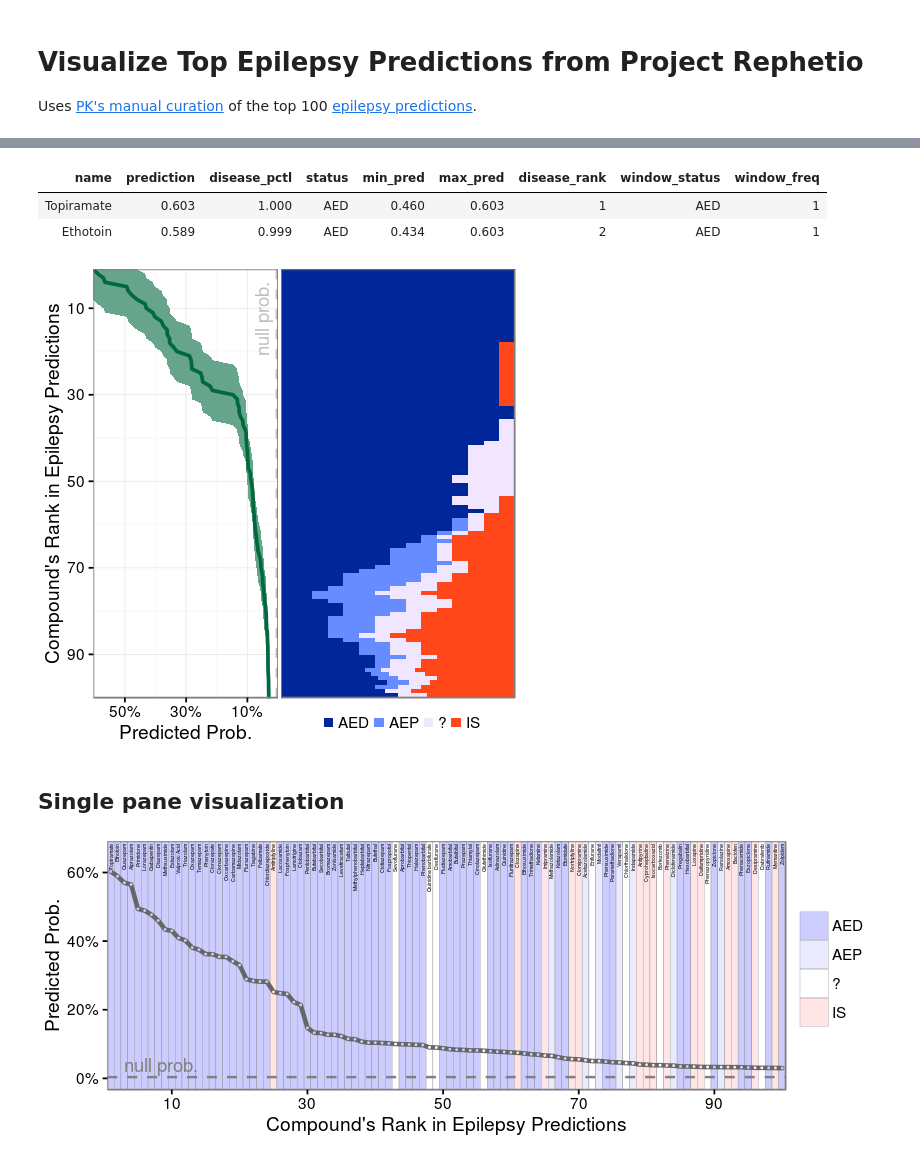
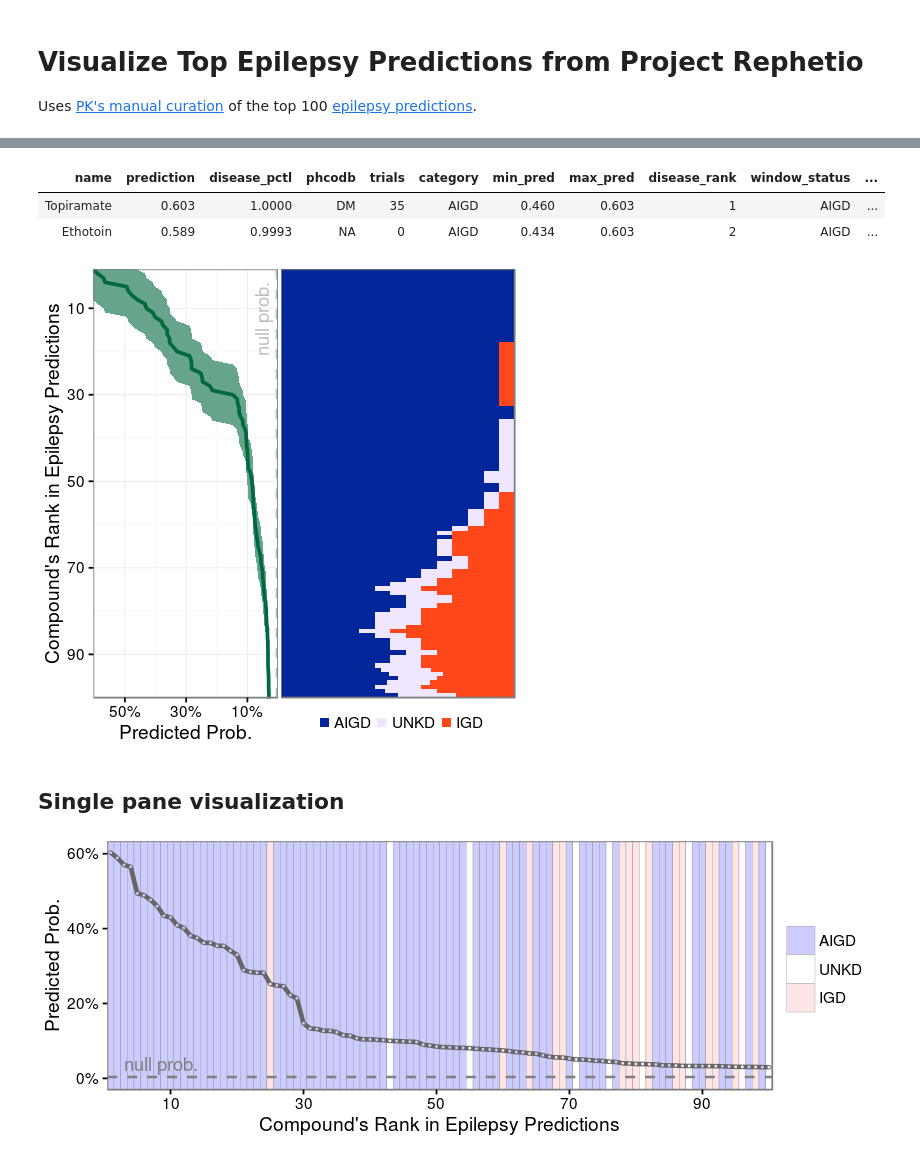
Before and after one commit to dhimmel/rephetio, a Jupyter notebook: epilepsy/repilepsy.ipynb, the cells around one changed output, grey strips where cells are left out. Saved outputs shown, nothing was run; the diff lists cells and outputs as text; code cells hidden in the pictures.

Commit message:
Reclassify epilepsy predictions as AIGD / IGD

```diff
--- a/epilepsy/repilepsy.ipynb
+++ b/epilepsy/repilepsy.ipynb
@@ -27,16 +27,16 @@ area_df = window_df %>%
   tidyr::separate(window_status, c('temp', 'window_status'), '_') %>%
   dplyr::select(-temp)
 
-area_df$window_status = factor(area_df$window_status, levels=c('AED', 'AEP', '?', 'IS'))
+area_df$window_status = factor(area_df$window_status, levels=c('AIGD', 'UNKD', 'IGD'))
 
 area_df %<>% dplyr::arrange(window_status)
 area_df %>% head(2)
 # %% [output]
-| name | prediction | disease_pctl | status | min_pred | max_pred | disease_rank | window_status | window_freq |
-| Topiramate | 0.603 | 1.000 | AED | 0.460 | 0.603 | 1 | AED | 1 |
-| Ethotoin | 0.589 | 0.999 | AED | 0.434 | 0.603 | 2 | AED | 1 |
+| name | prediction | disease_pctl | phcodb | trials | category | min_pred | max_pred | disease_rank | window_status | ... |
+| Topiramate | 0.603 | 1.0000 | DM | 35 | AIGD | 0.460 | 0.603 | 1 | AIGD | ... |
+| Ethotoin | 0.589 | 0.9993 | NA | 0 | AIGD | 0.434 | 0.603 | 2 | AIGD | ... |
 # %%
-color_map = c(AED='#002699', AEP='#668cff', '?'='#f0e6ff', IS='#ff471a')
+color_map = c(AIGD='#002699', UNKD='#f0e6ff', IGD='#ff471a')
 null_prob = 0.00361
 
 gg_pred = window_df %>%
@@ -71,46 +71,43 @@ gg_status = dplyr::bind_rows(
   ggplot2::guides(fill = ggplot2::guide_legend(keywidth=.5, keyheight=.5)) +
   ggplot2::theme(plot.margin = grid::unit(c(2, 2, 2, -1), 'points'))
 
-gg_epilepsy = cowplot::plot_grid(gg_pred, gg_status)
+gg_window = cowplot::plot_grid(gg_pred, gg_status)
 
 
 w = 4; h = 4
 
 options(repr.plot.width=w, repr.plot.height=h)
-gg_epilepsy
+gg_window
 # %% [output]
-[figure, old version]
+[figure, new version]
 # %%
 # Save to file
-ggplot2::ggsave('figure/epilepsy.png', gg_epilepsy, width = w, height = h, dpi=300)
-ggplot2::ggsave('figure/epilepsy.pdf', gg_epilepsy, width = w, height = h)
+ggplot2::ggsave('figure/epilepsy-windows.png', gg_window, width = w, height = h, dpi=300)
+ggplot2::ggsave('figure/epilepsy-windows.pdf', gg_window, width = w, height = h)
 # %% [markdown]
 ## Single pane visualization
 # %%
 w = 7; h = 2.5
 
-color_map = c(AED='#ccccff', AEP='#eaeaff', '?'='#ffffff', IS='#ffe5e5')
-shape_map = c(AED='↑', AEP='↑', '?'='↕', IS='↓')
+color_map = c(AIGD='#ccccff', UNKD='#ffffff', IGD='#ffe5e5')
 
 options(repr.plot.width=w, repr.plot.height=h)
-gg_single_pane = window_df %>%
+gg_epilepsy = window_df %>%
   ggplot2::ggplot(ggplot2::aes(x = disease_rank, y = prediction)) +
-  ggplot2::geom_tile(ggplot2::aes(x = disease_rank, fill=status), width=1, height=Inf, color='#8c8c8c') +
-  ggplot2::geom_text(ggplot2::aes(label = name), y=0.684, angle=90, size=1.1, hjust=1, vjust=0.45) +
+  ggplot2::geom_tile(ggplot2::aes(x = disease_rank, fill=category), width=1, height=Inf, color='#8c8c8c') +
   ggplot2::geom_hline(yintercept = null_prob, size=0.7, linetype='dashed', color='#808080') +
   ggplot2::annotate('text', x=3, y=null_prob, color='#808080', label='null prob.', vjust=-0.4, hjust=0) +
   ggplot2::geom_line(size=1.3, lineend='round', color='#666666') +
-  ggplot2::geom_point(ggplot2::aes(color=status), size=0.15) +
+  ggplot2::geom_point(ggplot2::aes(color=category), size=0.15) +
   hetior::theme_dhimmel() +
   ggplot2::scale_fill_manual(values=color_map, name=NULL, breaks=names(color_map)) +
   ggplot2::scale_color_manual(values=color_map, name=NULL, guide=F) +
   ggplot2::scale_x_continuous(breaks=seq(10, 90, 20), expand=c(0,0), name="Compound's Rank in Epilepsy Predictions") +
   ggplot2::scale_y_continuous(breaks=seq(.0, .6, .2), labels=scales::percent, name='Predicted Prob.') +
   ggplot2::expand_limits(y = 0) +
-  ggplot2::expand_limits(y = .658) +
   ggplot2::theme(plot.margin = grid::unit(c(2, 0, 2, 2), 'points'))
 
-gg_single_pane
+gg_epilepsy
 # %% [output]
-[figure, old version]
+[figure, new version]
 # %%
```
Also changed, not shown: parts of 7 cells of this notebook, 11 other files.
